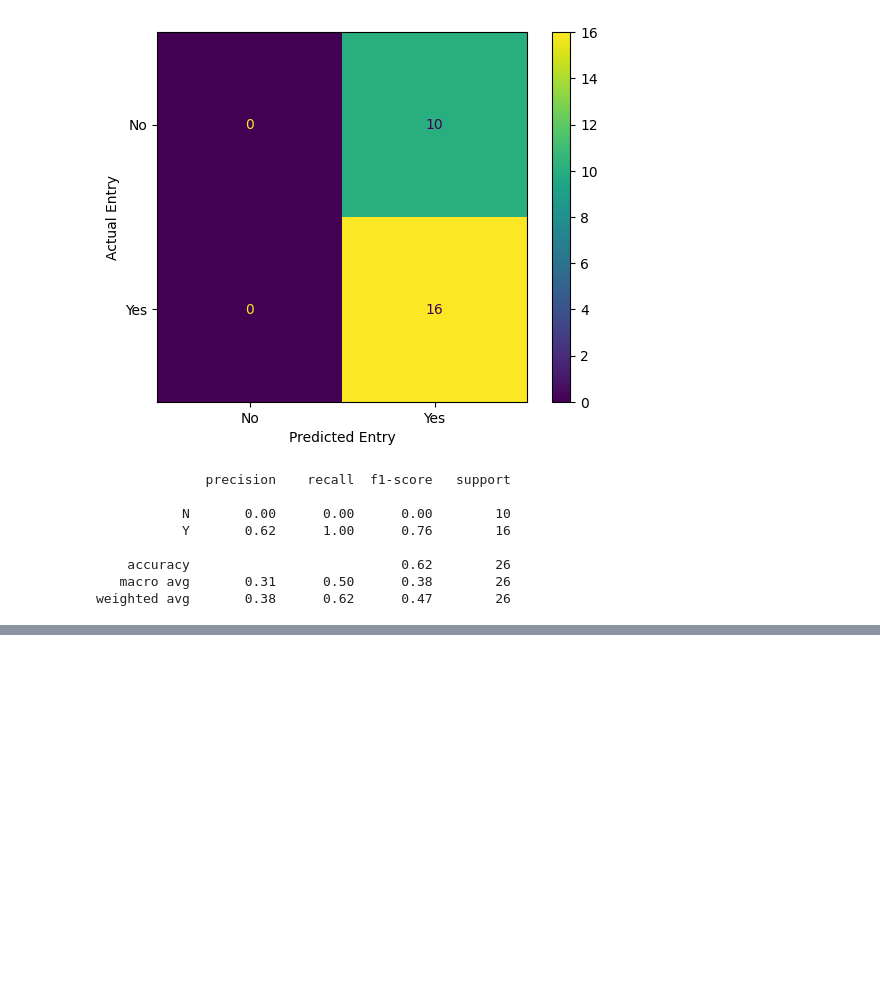
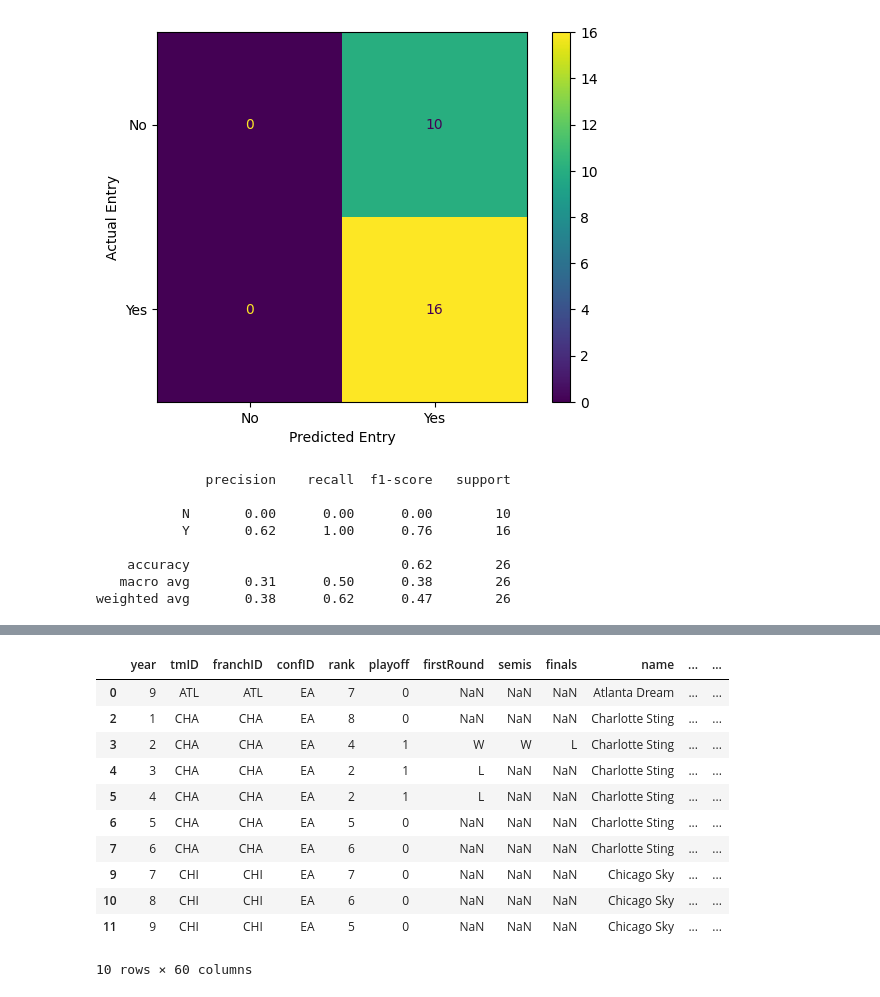
Before and after one commit to sirkotal/feup-ac, a Jupyter notebook: training.ipynb, the cells around one changed output, grey strips where cells are left out. Saved outputs shown, nothing was run; the diff lists cells and outputs as text; code cells hidden in the pictures; blank space fills up the shorter version.

```diff
--- a/training.ipynb
+++ b/training.ipynb
@@ -204,0 +198,15 @@ weighted avg       0.59      0.58      0.58        26
+# %%
+df_teams.head(10)
+# %% [output]
+|  | year | tmID | franchID | confID | rank | playoff | firstRound | semis | finals | name | ... | ... |
+| 0 | 9 | ATL | ATL | EA | 7 | 0 | NaN | NaN | NaN | Atlanta Dream | ... | ... |
+| 2 | 1 | CHA | CHA | EA | 8 | 0 | NaN | NaN | NaN | Charlotte Sting | ... | ... |
+| 3 | 2 | CHA | CHA | EA | 4 | 1 | W | W | L | Charlotte Sting | ... | ... |
+| 4 | 3 | CHA | CHA | EA | 2 | 1 | L | NaN | NaN | Charlotte Sting | ... | ... |
+| 5 | 4 | CHA | CHA | EA | 2 | 1 | L | NaN | NaN | Charlotte Sting | ... | ... |
+| 6 | 5 | CHA | CHA | EA | 5 | 0 | NaN | NaN | NaN | Charlotte Sting | ... | ... |
+| 7 | 6 | CHA | CHA | EA | 6 | 0 | NaN | NaN | NaN | Charlotte Sting | ... | ... |
+| 9 | 7 | CHI | CHI | EA | 7 | 0 | NaN | NaN | NaN | Chicago Sky | ... | ... |
+| 10 | 8 | CHI | CHI | EA | 6 | 0 | NaN | NaN | NaN | Chicago Sky | ... | ... |
+| 11 | 9 | CHI | CHI | EA | 5 | 0 | NaN | NaN | NaN | Chicago Sky | ... | ... |
+10 rows × 60 columns
```
Also changed, not shown: parts of 4 cells of this notebook, 2 other files.
